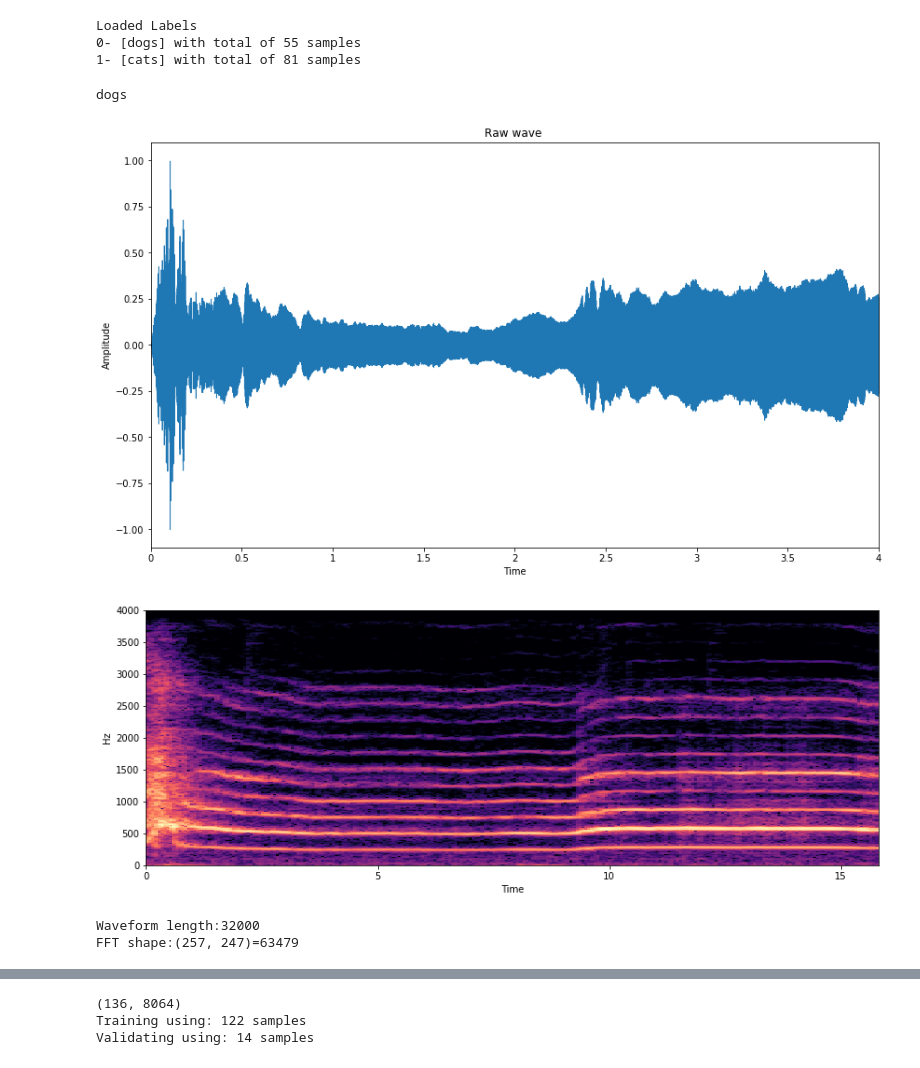
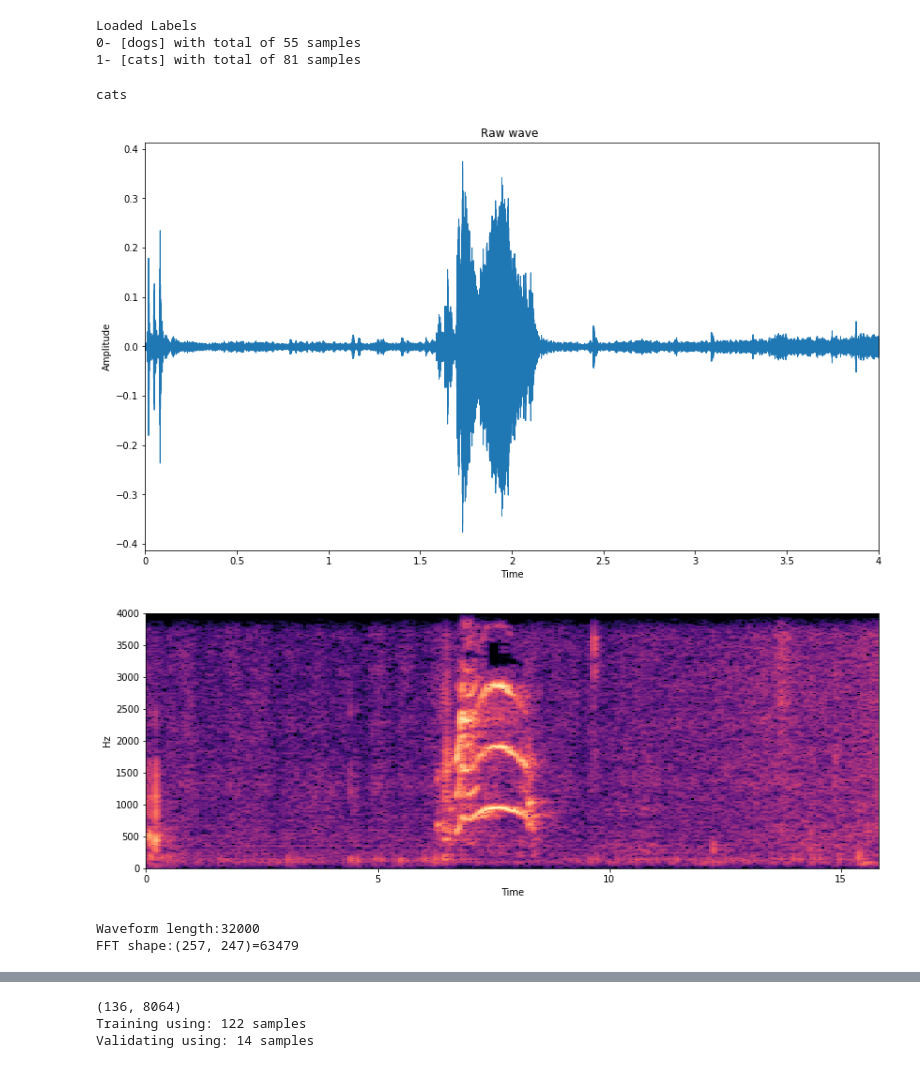
Before and after one commit to mrayy/PracticalML, a Jupyter notebook: 3. Data Preparation/Python/AudioPreprocessing.ipynb, the cells around one changed output, grey strips where cells are left out. Drawn from its saved outputs; the diff is of its cells as text; code cells hidden in the pictures.

```diff
--- a/3. Data Preparation/Python/AudioPreprocessing.ipynb
+++ b/3. Data Preparation/Python/AudioPreprocessing.ipynb
@@ -120,21 +120,21 @@ Loaded Labels
 0- [dogs] with total of 55 samples
 1- [cats] with total of 81 samples
 # %%
-#index=random.randint(0,len(samples)-1)
+index=random.randint(0,len(samples)-1)
 
 print(labels[int(samples[index][1])])
 loader.plot_waveform(samples[index][0])
 fft=loader.plot_specto(samples[index][0],fft=512)
 
 
 print("Waveform length:{0}".format(len(samples[index][0])))
 print("FFT shape:{0}={1}".format(np.array(fft).shape,np.array(fft).shape[0]*np.array(fft).shape[1]))
 
 ipd.Audio(samples[index][0],rate=loader.sampling_rate)
 # %% [output]
-dogs
+cats
-[figure, old version]
+[figure, new version]
-[figure, old version]
+[figure, new version]
 Waveform length:32000
 FFT shape:(257, 247)=63479
 [interactive output not drawn]
```
Also changed, not shown: parts of 6 cells of this notebook, 4 other files.
